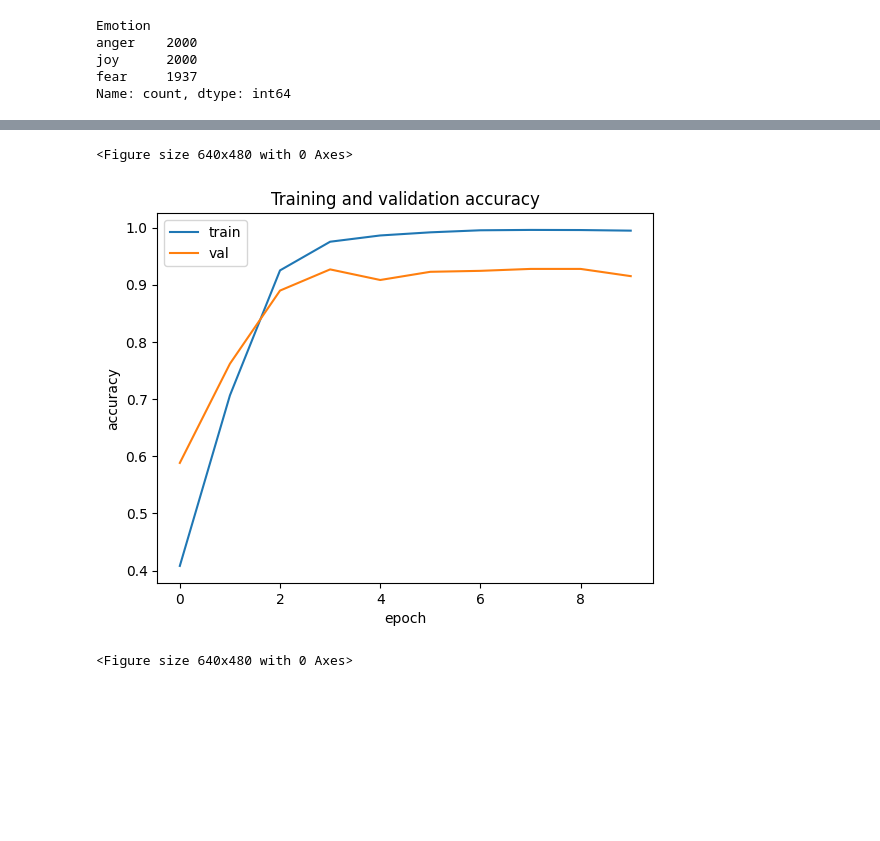
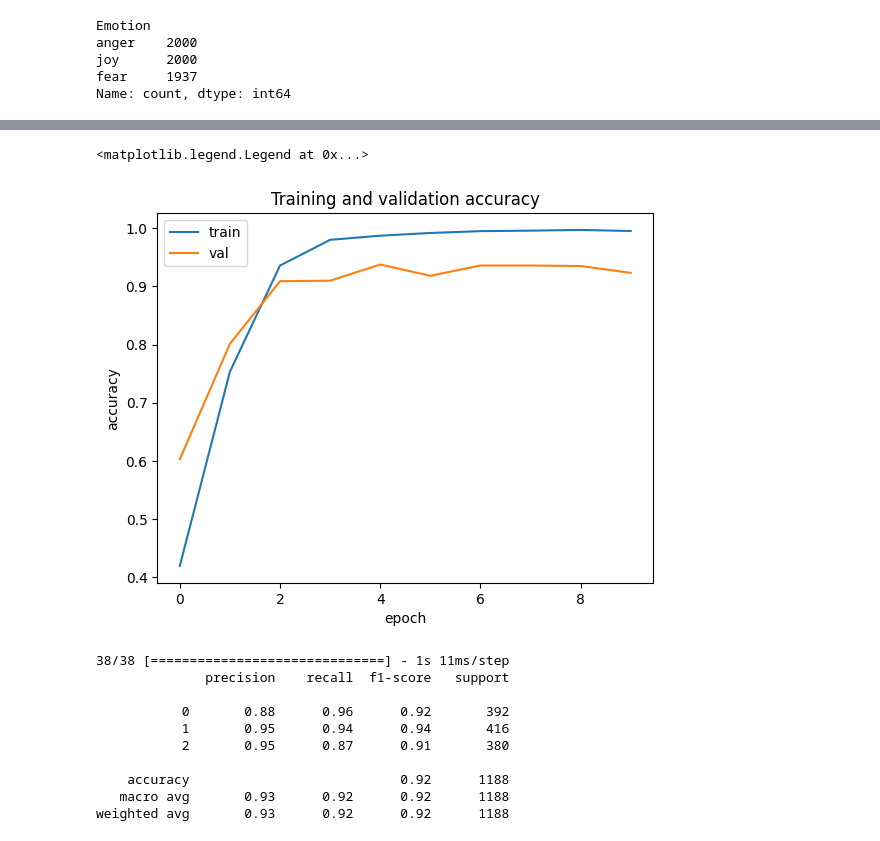
Before and after one commit to mhmdariefh/Tugas-2-Kecerdasan-Artifisal-2108107010040, a Jupyter notebook: 2108107010040.ipynb, the cells around one changed output, grey strips where cells are left out. Saved outputs shown, nothing was run; the diff lists cells and outputs as text; code cells hidden in the pictures; blank space fills up the shorter version.

```diff
--- a/2108107010040.ipynb
+++ b/2108107010040.ipynb
@@ -139,6 +143,6 @@ history = model.fit(
     epochs=10,
     validation_data=(X_text_seq, y_test),
     batch_size=32,
-    callbacks=[tensorboard_callback]
+    # callbacks=[tensorboard_callback]
     )
 # %% [output]
@@ -171,25 +172,40 @@ load_model = tf.keras.models.load_model('model_emotion.h5')
 # %%
 import matplotlib.pyplot as plt
 
 # Retrieve a list of list results on training and test data sets for each training epoch
 
 acc = history.history['acc']
 val_acc = history.history['val_acc']
 
 loss = history.history['loss']
 val_loss = history.history['val_loss']
 
 
 # Plot training and validation accuracy per epoch
 
 plt.plot(acc)
 plt.plot(val_acc)
 plt.title('Training and validation accuracy')
 plt.ylabel('accuracy')
 plt.xlabel('epoch')
 plt.legend(['train', 'val'], loc='upper left')
-plt.figure()
 # %% [output]
-<Figure size 640x480 with 0 Axes>
+<matplotlib.legend.Legend at 0x...>
-[figure, old version]
+[figure, new version]
-<Figure size 640x480 with 0 Axes>
+# %%
+# Evaluate the model
+y_pred_prob = model.predict(X_text_seq)
+y_pred = np.argmax(y_pred_prob, axis=1)
+
+print(classification_report(y_test, y_pred))
+# %% [output]
+38/38 [==============================] - 1s 11ms/step
+              precision    recall  f1-score   support
+
+           0       0.88      0.96      0.92       392
+           1       0.95      0.94      0.94       416
+           2       0.95      0.87      0.91       380
+
+    accuracy                           0.92      1188
+   macro avg       0.93      0.92      0.92      1188
+weighted avg       0.93      0.92      0.92      1188
```
Also changed, not shown: parts of 5 cells of this notebook.
